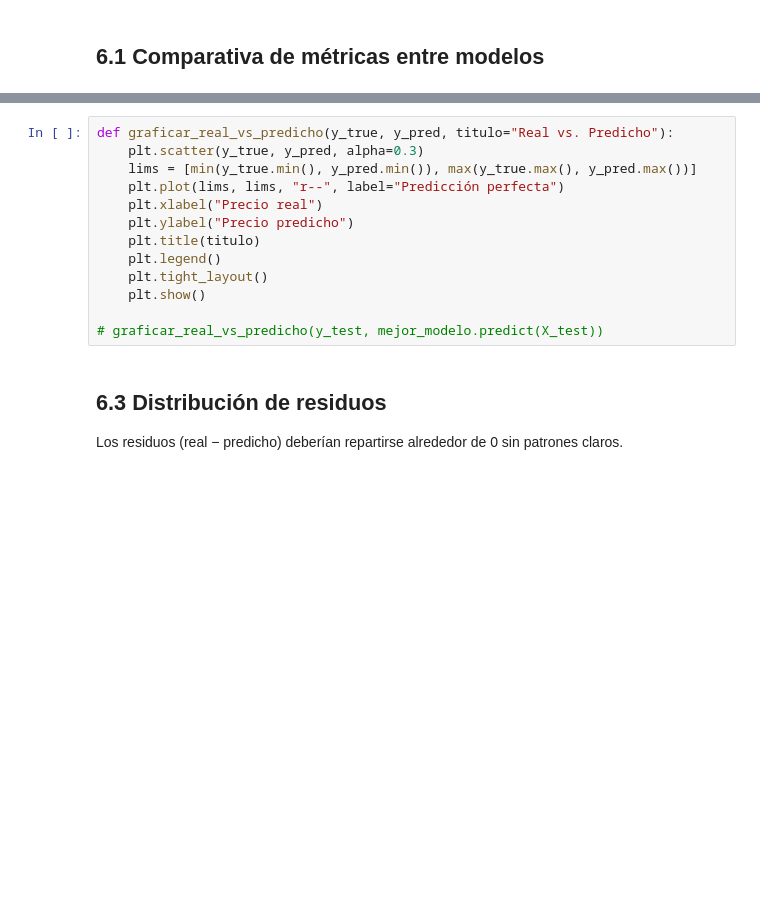
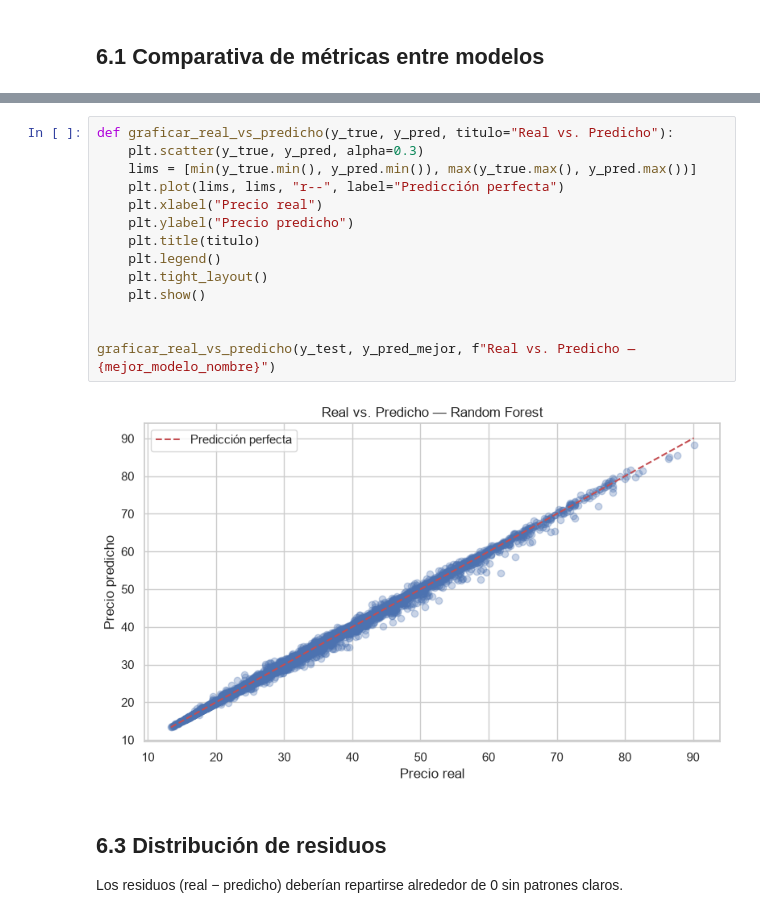
Before and after one commit to Angelica26-DS/proyecto-ml-seguros-mascotas, a Jupyter notebook: src/notebooks/03_evaluation.ipynb, the cells around one changed output, grey strips where cells are left out. Saved outputs shown, nothing was run; the diff lists cells and outputs as text; blank space fills up the shorter version.

```diff
--- a/src/notebooks/03_evaluation.ipynb
+++ b/src/notebooks/03_evaluation.ipynb
@@ -153,16 +177,19 @@ Permite ver visualmente cómo de cerca quedan las predicciones de la realidad (l
 # %%
 def graficar_real_vs_predicho(y_true, y_pred, titulo="Real vs. Predicho"):
     plt.scatter(y_true, y_pred, alpha=0.3)
     lims = [min(y_true.min(), y_pred.min()), max(y_true.max(), y_pred.max())]
     plt.plot(lims, lims, "r--", label="Predicción perfecta")
     plt.xlabel("Precio real")
     plt.ylabel("Precio predicho")
     plt.title(titulo)
     plt.legend()
     plt.tight_layout()
     plt.show()
 
-# graficar_real_vs_predicho(y_test, mejor_modelo.predict(X_test))
+
+graficar_real_vs_predicho(y_test, y_pred_mejor, f"Real vs. Predicho — {mejor_modelo_nombre}")
+# %% [output]
+[figure, added]
 # %% [markdown]
 ## 6.3 Distribución de residuos
 
```
Also changed, not shown: parts of 26 cells of this notebook.
